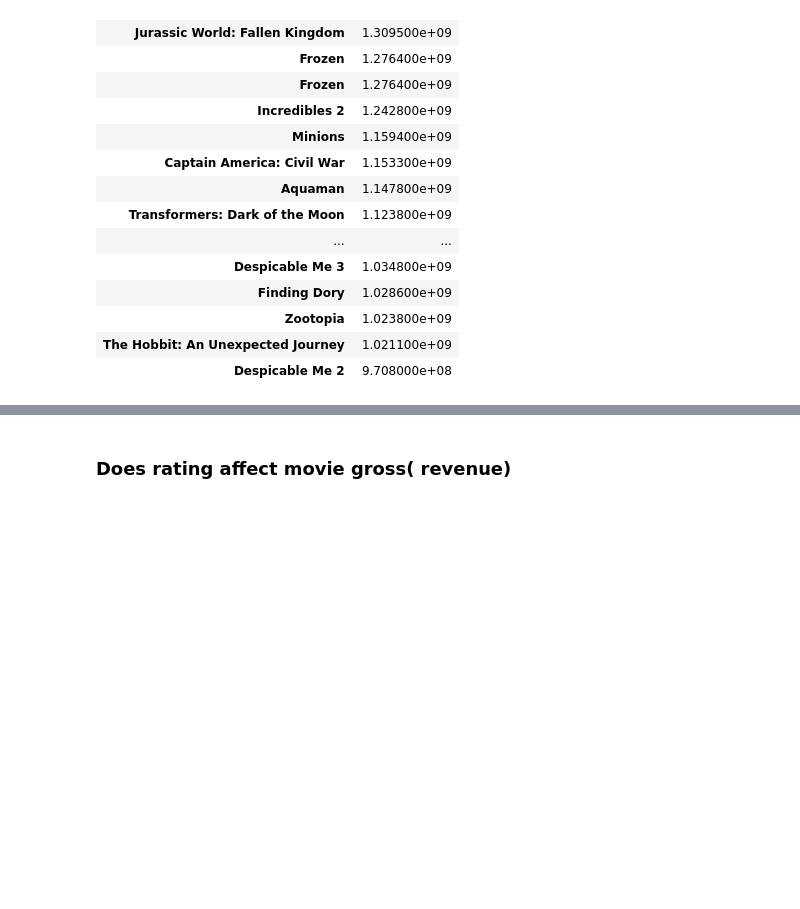
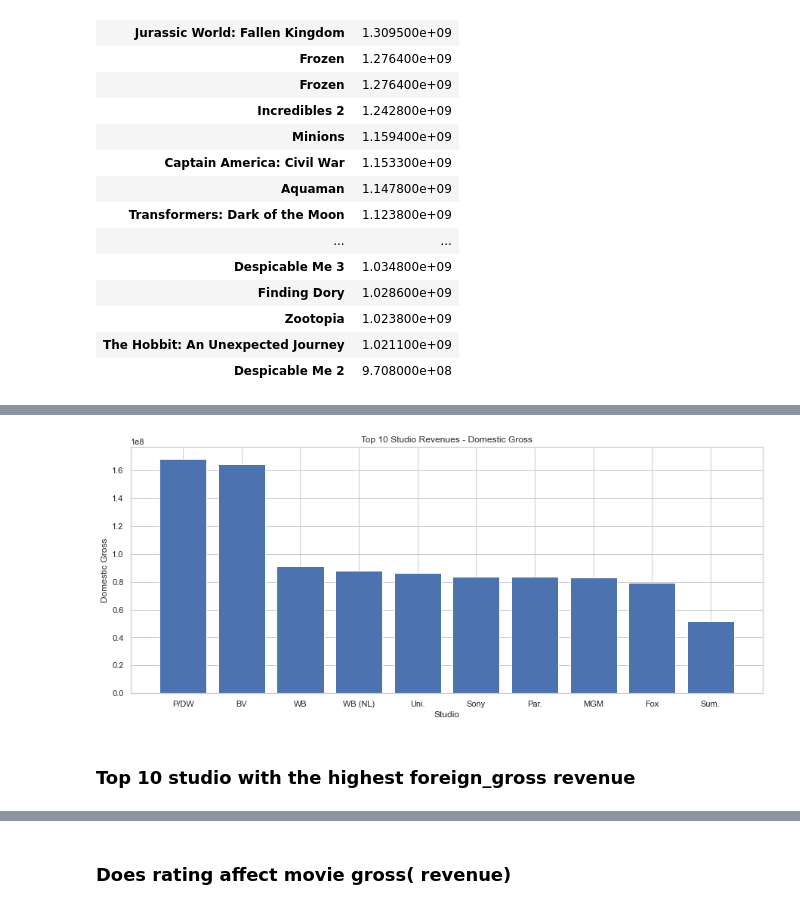
Before and after one commit to Rgmoogachiri/dsc-phase-1-project, a Jupyter notebook: student.ipynb, the cells around one changed output, grey strips where cells are left out. Drawn from its saved outputs; the diff is of its cells as text; code cells hidden in the pictures; blank space fills up the shorter version.

```diff
--- a/student.ipynb
+++ b/student.ipynb
@@ -959,0 +869,2 @@ sns.barplot(x = 'total_revenue', y = top_20.index, data = top_20)
+# %%
+studio_revenue_domestic = merged_df3.groupby('studio')['domestic_gross'].mean().sort_values(ascending = False)
@@ -959,0 +887,16 @@ sns.barplot(x = 'total_revenue', y = top_20.index, data = top_20)
+# %%
+#top_ten_domestic = studio_revenue_domestic.head(10)
+plt.figure(figsize=(15, 6))
+plt.bar(studio_revenue_domestic.index[:10], studio_revenue_domestic.values[:10])
+
+# Add labels and title to the plot.
+plt.xlabel('Studio')
+plt.ylabel('Domestic Gross')
+plt.title('Top 10 Studio Revenues - Domestic Gross')
+
+# Show the plot.
+plt.show()
+# %% [output]
+[figure, added]
+# %% [markdown]
+### Top 10 studio with the highest foreign_gross revenue
```
Also changed, not shown: parts of 50 cells of this notebook.
